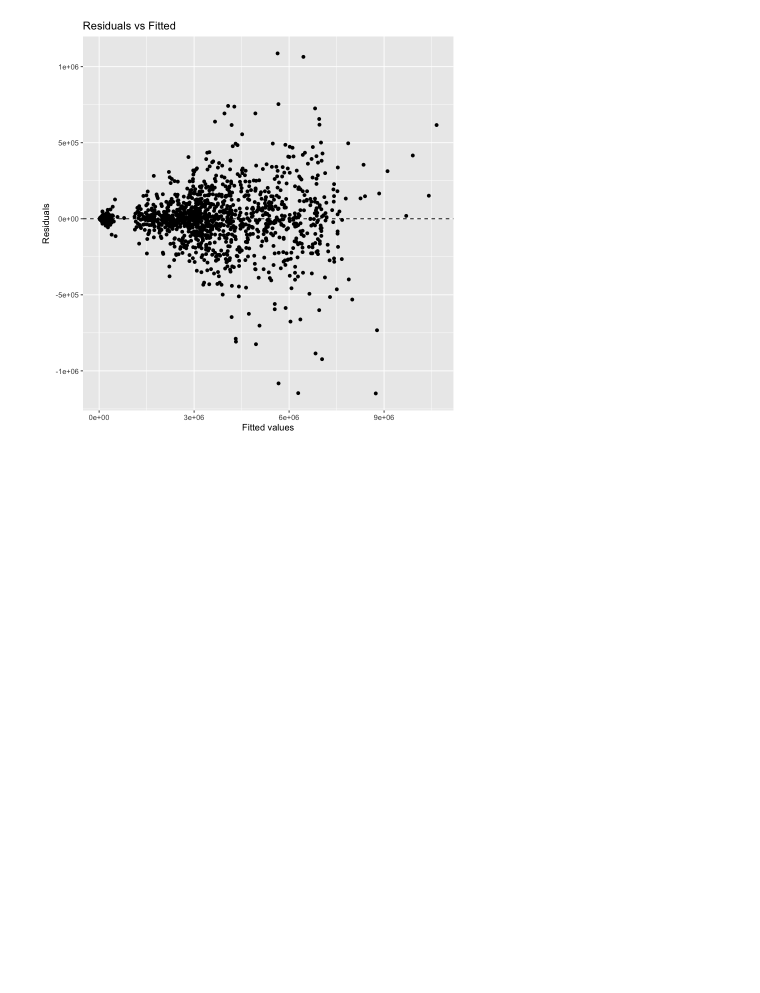
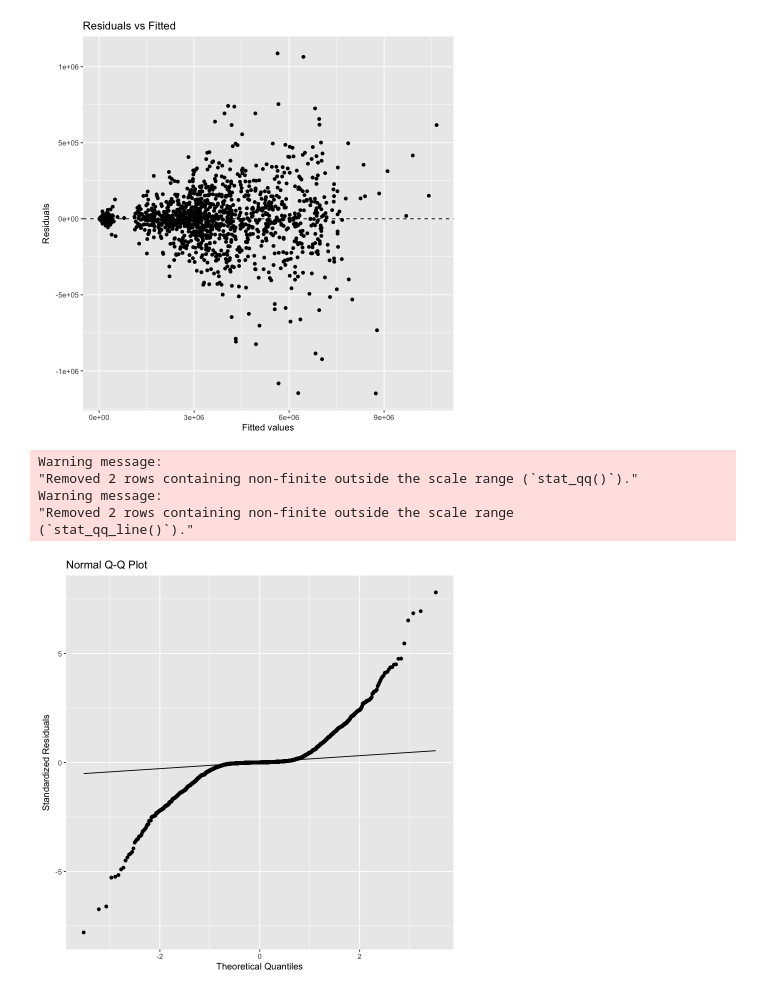
Before and after one commit to TimothyZG/avocado-e4, a Jupyter notebook: avocado-e4.ipynb, the cells around one changed output. Cells and saved outputs as stored; diff of their text form; code cells hidden in the pictures; blank space fills up the shorter version.

```diff
--- a/avocado-e4.ipynb
+++ b/avocado-e4.ipynb
@@ -203,3 +220,16 @@ ggplot(full_model_w_int, aes(.fitted, .resid)) +
   ggtitle("Residuals vs Fitted")
 # %% [output]
 [figure]
+# %%
+ggplot(full_model_w_int, aes(sample = .stdresid)) +
+  stat_qq() +
+  stat_qq_line() +
+  labs(x = "Theoretical Quantiles", y = "Standardized Residuals") +
+  ggtitle("Normal Q-Q Plot")
+# %% [output]
+Warning message:
+"Removed 2 rows containing non-finite outside the scale range (`stat_qq()`)."
+Warning message:
+"Removed 2 rows containing non-finite outside the scale range
+(`stat_qq_line()`)."
+[figure, added]
```
Also changed, not shown: parts of 9 cells of this notebook.
